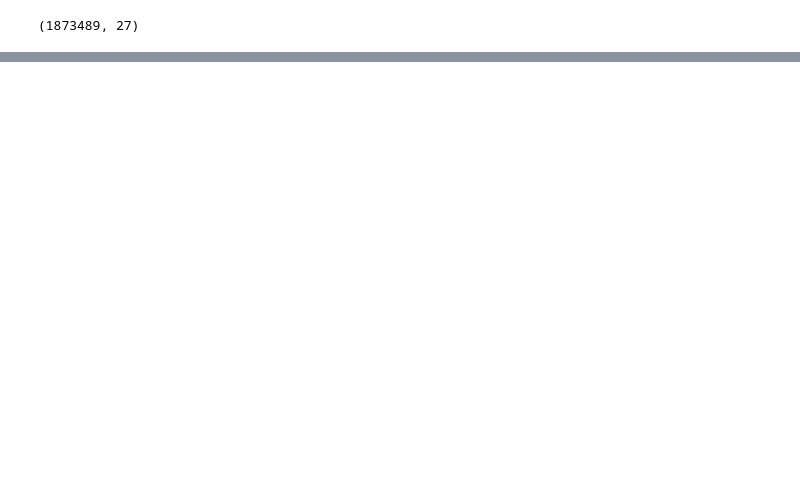
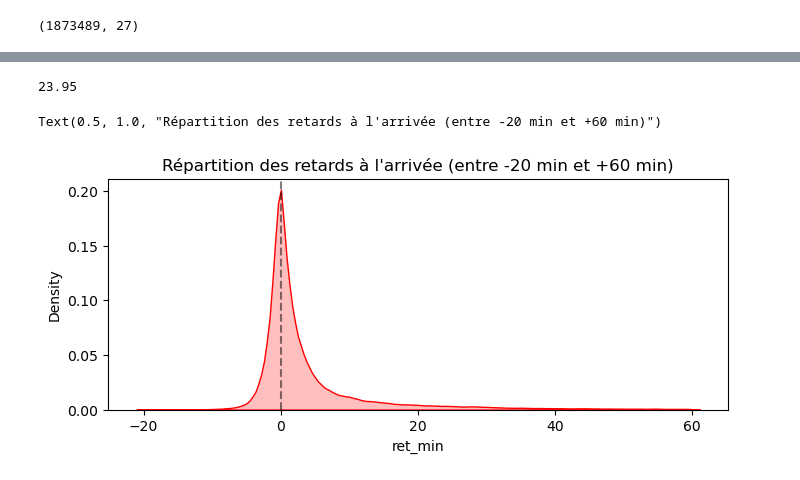
Before and after one commit to Gallien-e/analyse-retard-sncf, a Jupyter notebook: notebooks/1-ingestion.ipynb, the cells around one changed output, grey strips where cells are left out. Drawn from its saved outputs; the diff is of its cells as text; code cells hidden in the pictures; blank space fills up the shorter version.

```diff
--- a/notebooks/1-ingestion.ipynb
+++ b/notebooks/1-ingestion.ipynb
@@ -29,0 +124,7 @@ df.head(20)
+# %%
+# conversion des dates
+df['date_circ'] = pd.to_datetime(df['date_circ'], errors='coerce', format='%Y-%m-%d')
+df['dh_the_jalon'] = pd.to_datetime(df['dh_the_jalon'], errors='coerce', format='%Y-%m-%d %H:%M:%S')
+df['dh_obs_jalon'] = pd.to_datetime(df['dh_obs_jalon'], errors='coerce', format='%Y-%m-%d %H:%M:%S')
+df['dh_est_jalon'] = pd.to_datetime(df['dh_est_jalon'], errors='coerce', format='%Y-%m-%d %H:%M:%S')
+df.shape
@@ -29,0 +133,6 @@ df.head(20)
+# %%
+# compte lignes avec dates invalides
+df[df['dh_the_jalon'].isna() | df['dh_obs_jalon'].isna() | df['dh_est_jalon'].isna()].shape
+# 4.7% de lignes avec dates invalides : on les supprime
+df = df.dropna(subset=['dh_the_jalon', 'dh_obs_jalon', 'dh_est_jalon'])
+df.shape
@@ -29,0 +143,7 @@ df.head(20)
+# %%
+df_retards = df[df['type_horaire'] == 'A'] # on garde seulement les arrivées, pas les départs de gare
+df_retards = df_retards[df_retards['code_ci_jalon'] == df_retards['code_ci_destination']] # on garde juste le terminus
+df_retards = df_retards.drop(columns=['ui', 'tct', 'composition', 'type_horaire'])
+
+df_retards['ret_sec'] = (df_retards['dh_est_jalon'] - df_retards['dh_the_jalon']).dt.total_seconds()
+df_retards['ret_min'] = df_retards['ret_sec'] / 60
@@ -29,0 +162,4 @@ df.head(20)
+# %%
+1437/60
+# %% [output]
+23.95
@@ -29,0 +170,9 @@ df.head(20)
+# %%
+# répartition des retards
+plt.figure(figsize=(8,3))
+sns.kdeplot(df_retards[(df_retards['ret_min'] >= -20) & (df_retards['ret_min'] <= 60)]['ret_min'], fill=True, bw_adjust=0.5, color='r')
+plt.axvline(x=0, color='k', linestyle='--', alpha=0.5)
+plt.title("Répartition des retards à l'arrivée (entre -20 min et +60 min)")
+# %% [output]
+Text(0.5, 1.0, "Répartition des retards à l'arrivée (entre -20 min et +60 min)")
+[figure, added]
```
Also changed, not shown: parts of 23 cells of this notebook, 3 other files.
